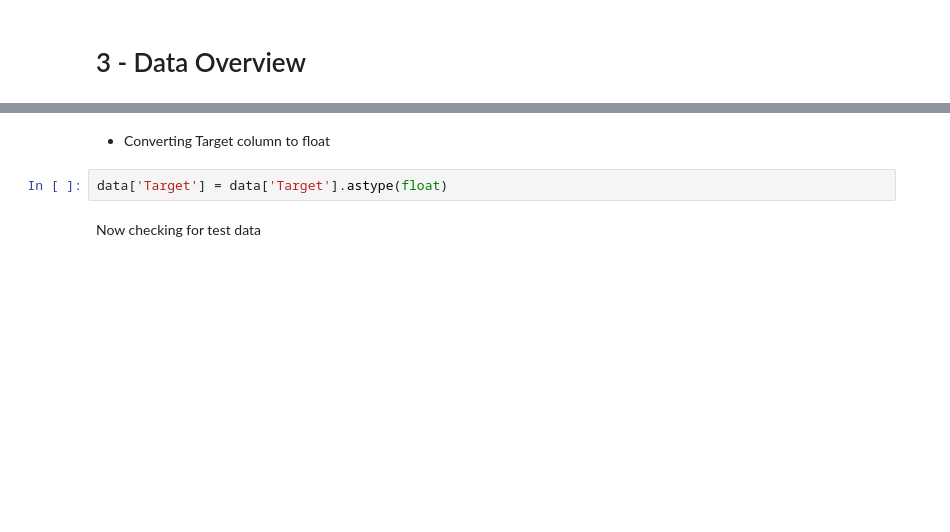
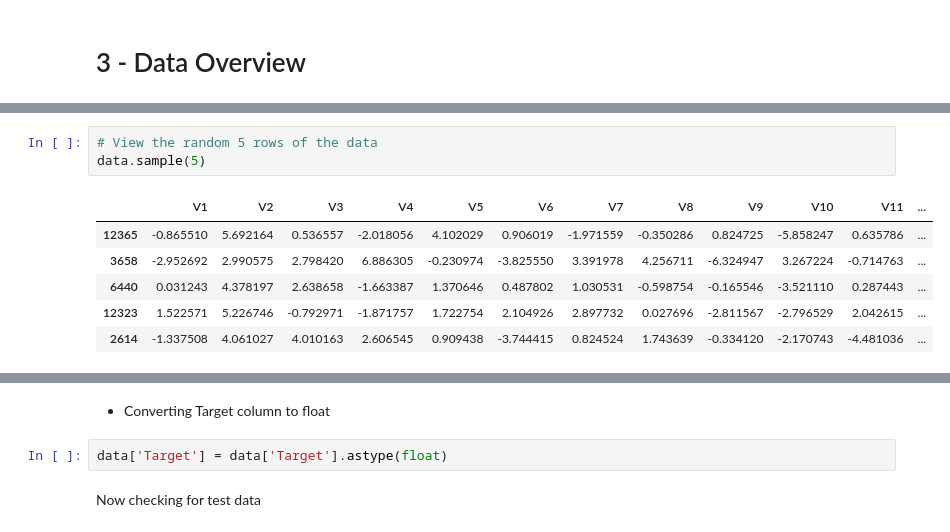
Before and after one commit to RashmiJK/PGP-AIML-ReneWind-NN, a Jupyter notebook: renewind_nn.ipynb, the cells around one changed output, grey strips where cells are left out. Saved outputs shown, nothing was run; the diff lists cells and outputs as text; blank space fills up the shorter version.

```diff
--- a/renewind_nn.ipynb
+++ b/renewind_nn.ipynb
@@ -128,2 +148,12 @@ data.________
+# %%
+# View the random 5 rows of the data
+data.sample(5)
+# %% [output]
+|  | V1 | V2 | V3 | V4 | V5 | V6 | V7 | V8 | V9 | V10 | V11 | ... |
+| 12365 | -0.865510 | 5.692164 | 0.536557 | -2.018056 | 4.102029 | 0.906019 | -1.971559 | -0.350286 | 0.824725 | -5.858247 | 0.635786 | ... |
+| 3658 | -2.952692 | 2.990575 | 2.798420 | 6.886305 | -0.230974 | -3.825550 | 3.391978 | 4.256711 | -6.324947 | 3.267224 | -0.714763 | ... |
+| 6440 | 0.031243 | 4.378197 | 2.638658 | -1.663387 | 1.370646 | 0.487802 | 1.030531 | -0.598754 | -0.165546 | -3.521110 | 0.287443 | ... |
+| 12323 | 1.522571 | 5.226746 | -0.792971 | -1.871757 | 1.722754 | 2.104926 | 2.897732 | 0.027696 | -2.811567 | -2.796529 | 2.042615 | ... |
+| 2614 | -1.337508 | 4.061027 | 4.010163 | 2.606545 | 0.909438 | -3.744415 | 0.824524 | 1.743639 | -0.334120 | -2.170743 | -4.481036 | ... |
 # %%
 # View the first 5 rows of the test data
```
Also changed, not shown: parts of 22 cells of this notebook.
